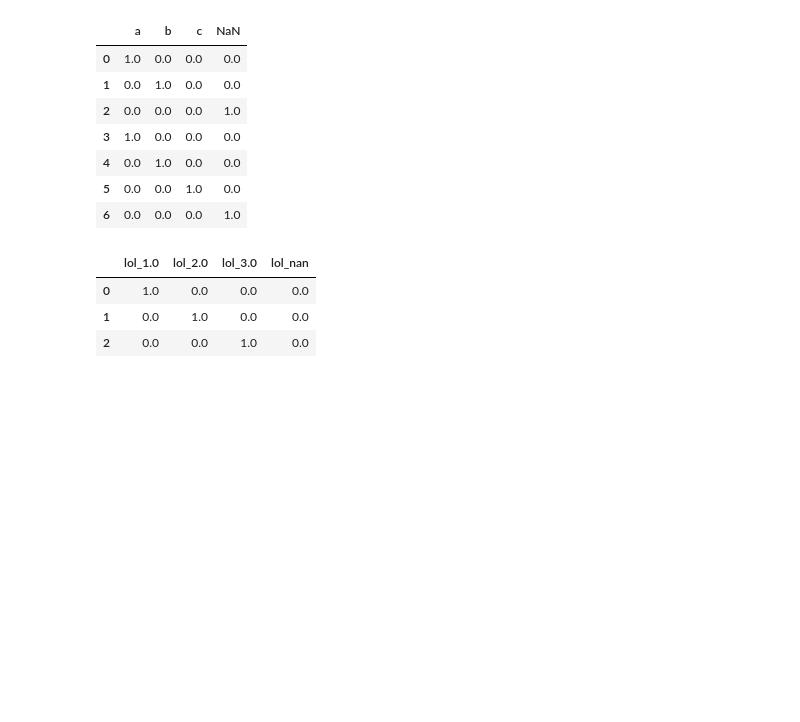
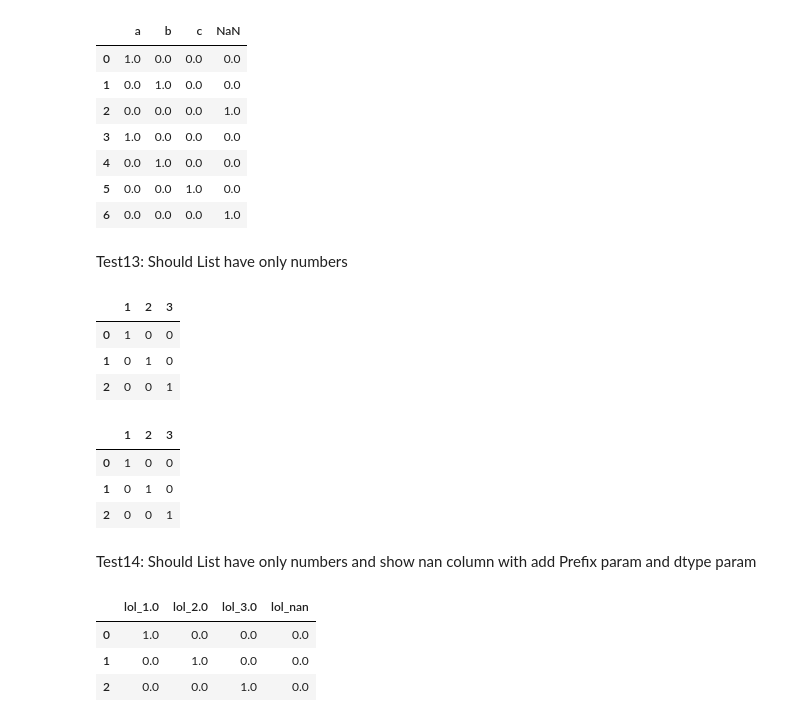
Before and after one commit to Pixelzzz99/get_dummies_implement, a Jupyter notebook: task_03_JavlievSA_run.ipynb, the cells around one changed output. Drawn from its saved outputs; the diff is of its cells as text; code cells hidden in the pictures; blank space fills up the shorter version.

```diff
--- a/tests.ipynb
+++ b/task_03_JavlievSA_run.ipynb
@@ -192,6 +252,24 @@ display(table_my, table_pandas)
 | 4 | 0.0 | 1.0 | 0.0 | 0.0 |
 | 5 | 0.0 | 0.0 | 1.0 | 0.0 |
 | 6 | 0.0 | 0.0 | 0.0 | 1.0 |
+# %% [markdown]
+Test13: Should List have only numbers
+# %%
+s1 = [1, 2, 3]
+table_my = get_dummies(s1)
+table_pandas = pd.get_dummies(s1)
+display(table_my, table_pandas)
+# %% [output]
+|  | 1 | 2 | 3 |
+| 0 | 1 | 0 | 0 |
+| 1 | 0 | 1 | 0 |
+| 2 | 0 | 0 | 1 |
+|  | 1 | 2 | 3 |
+| 0 | 1 | 0 | 0 |
+| 1 | 0 | 1 | 0 |
+| 2 | 0 | 0 | 1 |
+# %% [markdown]
+Test14: Should List have only numbers and show nan column with add Prefix param and dtype param
 # %%
 s1 = [1, 2, 3]
 table_my = get_dummies(s1, dummy_na=True, dtype=np.float32, prefix='lol')
```
Also changed, not shown: parts of 35 cells of this notebook, 2 other files.
